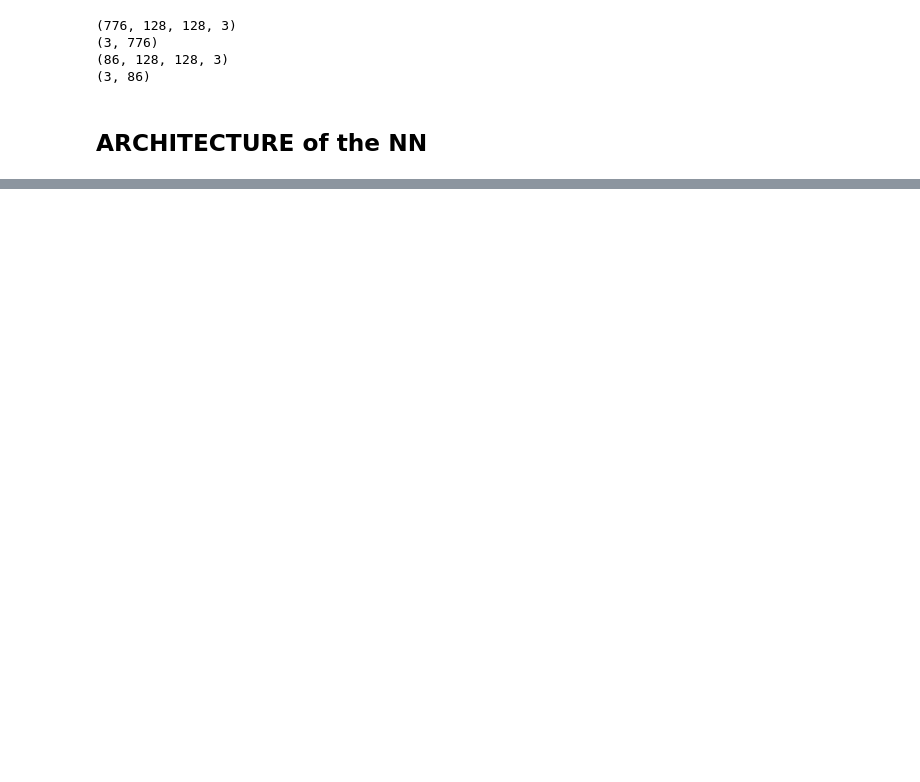
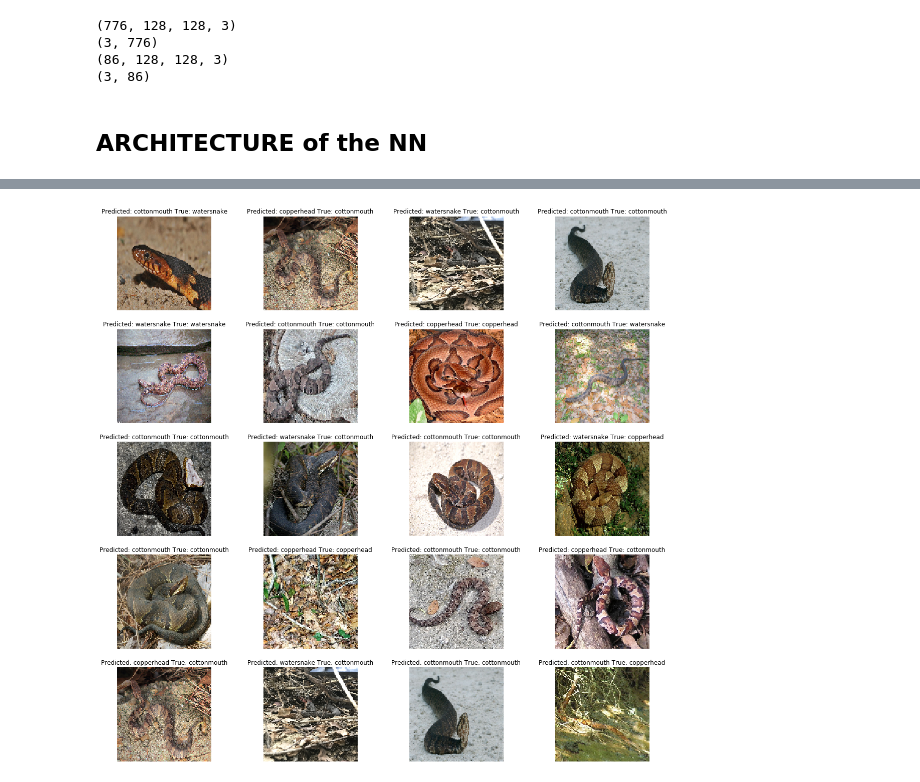
Before and after one commit to MehdiN/snakes-classification, a Jupyter notebook: Basic Sequentiel Network.ipynb, the cells around one changed output, grey strips where cells are left out. Cells and saved outputs as stored; diff of their text form; code cells hidden in the pictures; blank space fills up the shorter version.

```diff
--- a/Basic Sequentiel Network.ipynb
+++ b/Basic Sequentiel Network.ipynb
@@ -151,2 +172,27 @@ print("Classe: {}".format(classes[np.where(Y_test[:,idx]==1)[0][0]]))
+# %%
+test_path = "dataset/test_data/"
+directory = os.listdir(test_path)
+i = 0
+images_test = np.empty([len(directory),128,128,3],dtype='uint8')
+images_classes = []
+for filename in directory:
+    img = Image.open(test_path+filename)
+    images_classes.append(filename.split('.')[0].split("_")[0])
+    img = Image.Image.resize(img,(128,128)).convert("RGB")
+    images_test[i] = np.array(img)
+    i+=1
+# %%
+ptest = model.predict(images_test)
+# %%
+f,axes = plt.subplots(5,4,figsize=(20,20))
+for i in range(5):
+    for j in range(4):
+        image = images_test[i+4*j,:,:,:]
+        text = "Predicted: "+classes[np.argmax(ptest[i+4*j,:])] + " True: " + images_classes[i+4*j]
+        axes[i][j].set_title(text)
+        axes[i][j].imshow(image)
+        axes[i][j].axis("off")
+# %% [output]
+[figure, added]
 # %%
 model.summary()
```
Also changed, not shown: parts of 12 cells of this notebook.
